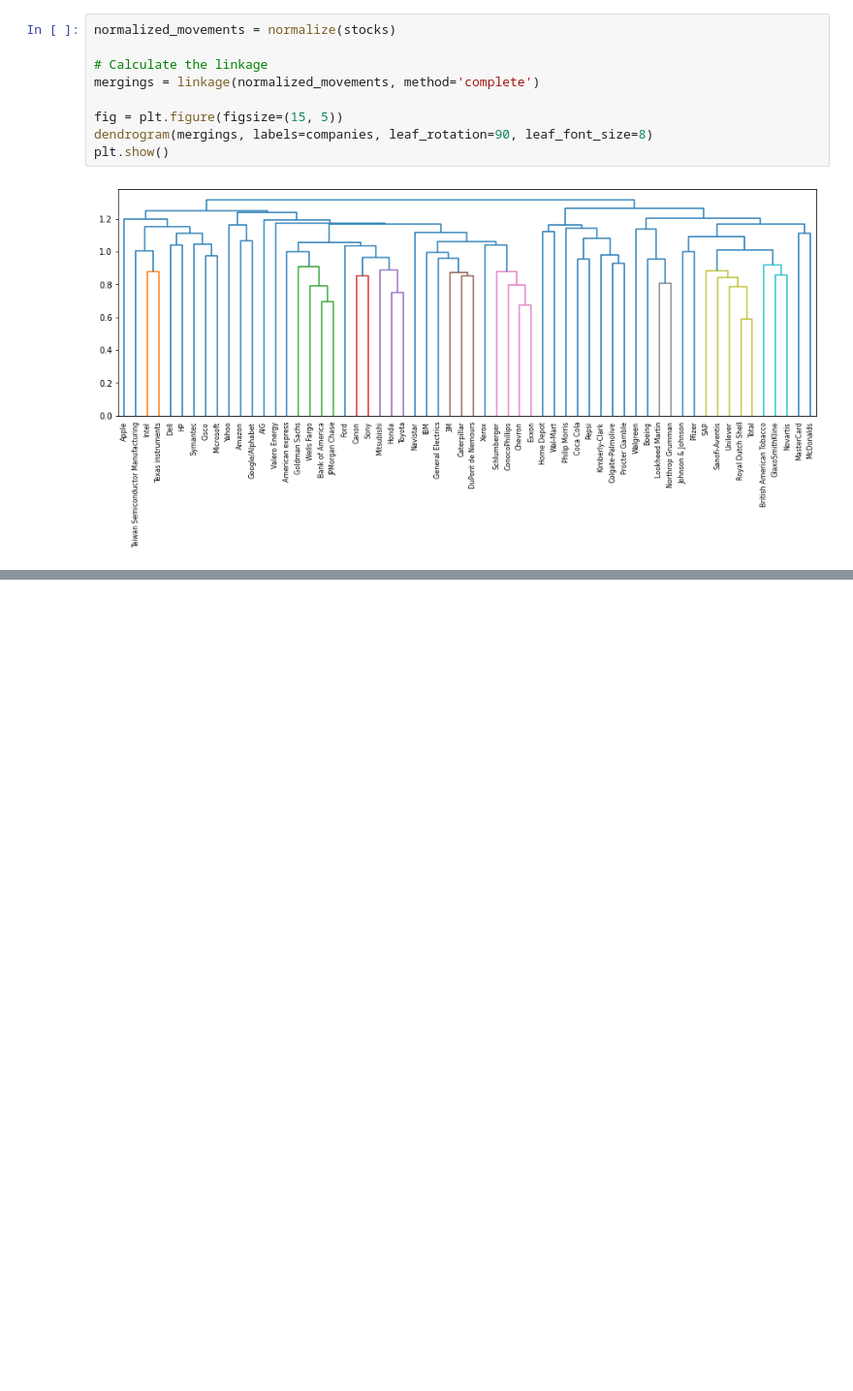
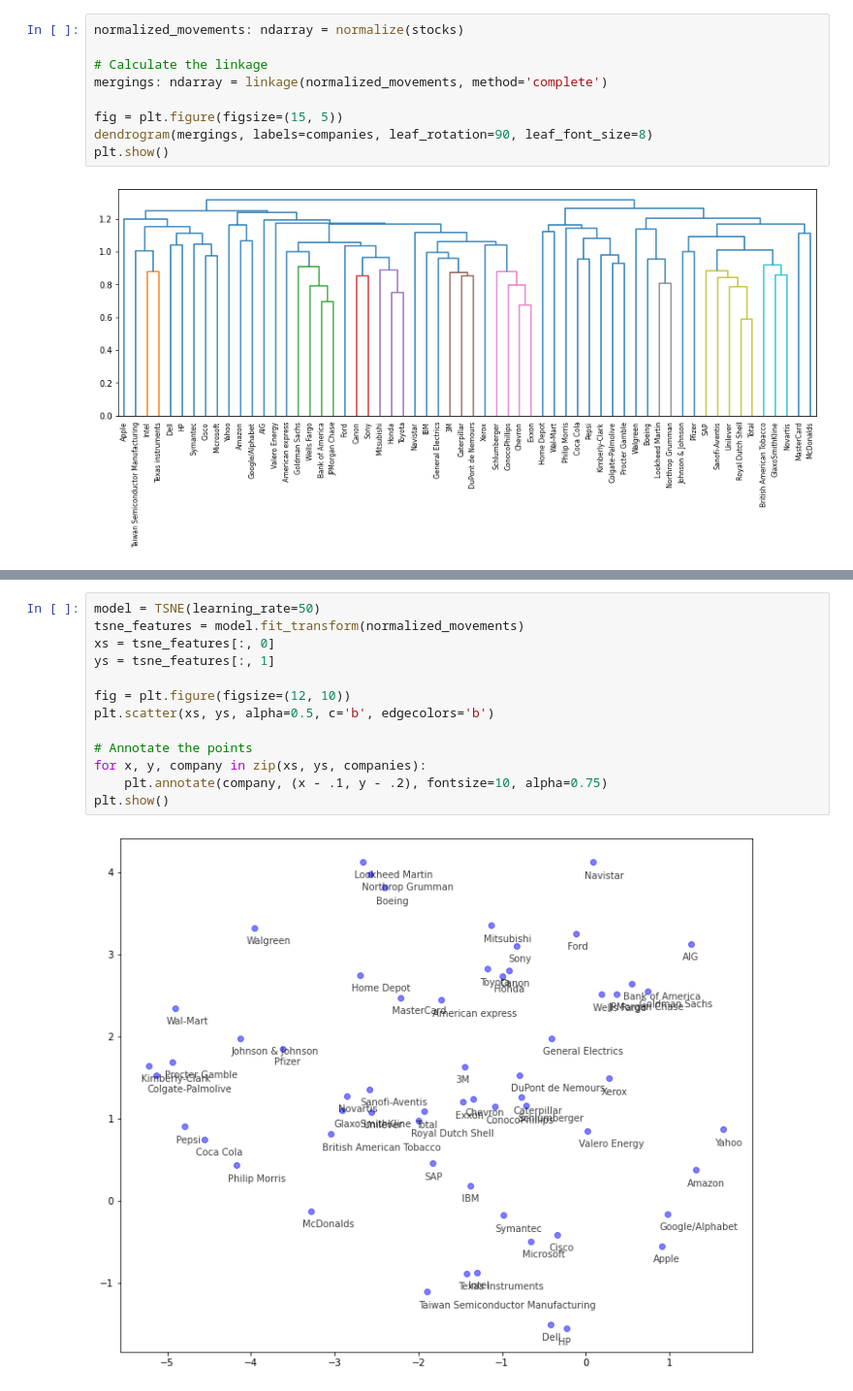
Before and after one commit to kbantoec/unsupervised_learning, a Jupyter notebook: clustering_for_dataset_exploration.ipynb, the cells around one changed output, grey strips where cells are left out. Shown: that part at 97% size. Cells and saved outputs as stored; diff of their text form; blank space fills up the shorter version.

```diff
--- a/clustering_for_dataset_exploration.ipynb
+++ b/clustering_for_dataset_exploration.ipynb
@@ -729,10 +739,10 @@ We used k-means clustering to cluster companies according to their stock price m
 
 SciPy hierarchical clustering doesn't fit into a sklearn pipeline, so we'll need to use the `normalize()` function from `sklearn.preprocessing` instead of `Normalizer`.
 # %%
-normalized_movements = normalize(stocks)
+normalized_movements: ndarray = normalize(stocks)
 
 # Calculate the linkage
-mergings = linkage(normalized_movements, method='complete')
+mergings: ndarray = linkage(normalized_movements, method='complete')
 
 fig = plt.figure(figsize=(15, 5))
 dendrogram(mergings, labels=companies, leaf_rotation=90, leaf_font_size=8)
@@ -743,0 +849,15 @@ We can produce great visualizations such as this with hierarchical clustering, b
+# %%
+model = TSNE(learning_rate=50)
+tsne_features = model.fit_transform(normalized_movements)
+xs = tsne_features[:, 0]
+ys = tsne_features[:, 1]
+
+fig = plt.figure(figsize=(12, 10))
+plt.scatter(xs, ys, alpha=0.5, c='b', edgecolors='b')
+
+# Annotate the points
+for x, y, company in zip(xs, ys, companies):
+    plt.annotate(company, (x - .1, y - .2), fontsize=10, alpha=0.75)
+plt.show()
+# %% [output]
+[figure, added]
```
Also changed, not shown: parts of 25 cells of this notebook.
